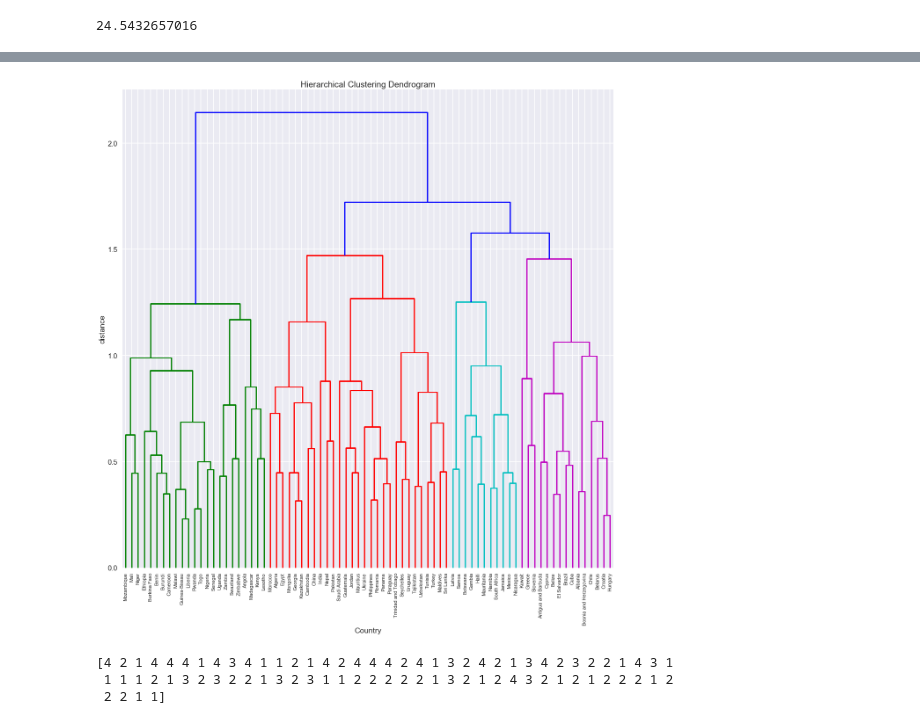
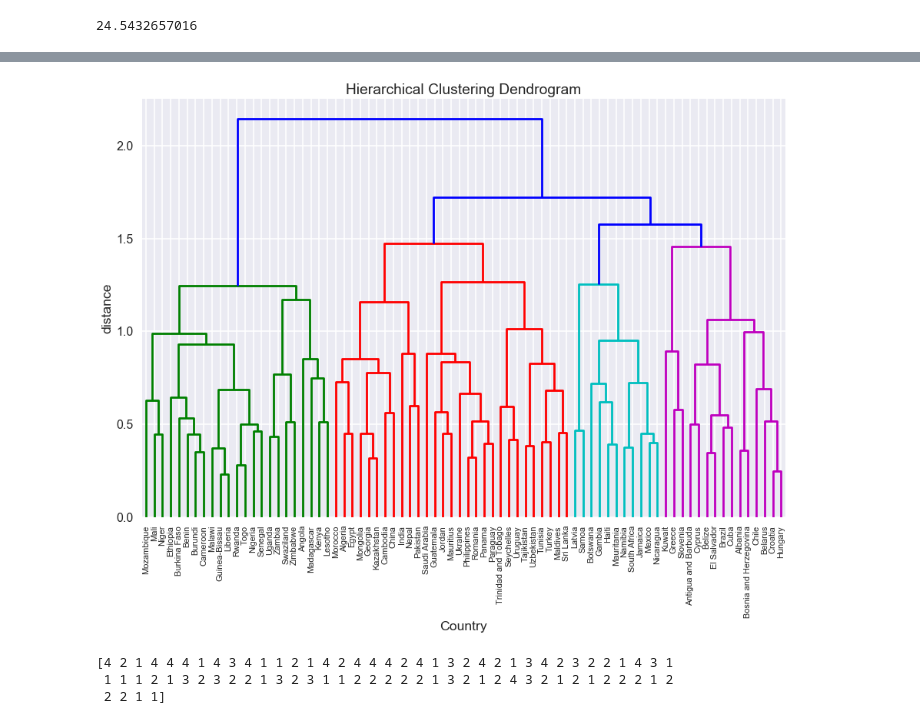
Before and after one commit to SilasNeptune/Dental-Health-in-Youth, a Jupyter notebook: Machine Learning.ipynb, the cells around one changed output, grey strips where cells are left out. Saved outputs shown, nothing was run; the diff lists cells and outputs as text; code cells hidden in the pictures.

```diff
--- a/Machine Learning.ipynb
+++ b/Machine Learning.ipynb
@@ -92,22 +144,22 @@ plt.show()
 # %%
 #Perform hierarchical clustering
 mergings = linkage(X_train_minmax, method='complete')
 
 # Plot on a Dendrogram
-plt.figure(figsize=(20,20))
+plt.figure(figsize=(15,10))
 plt.title('Hierarchical Clustering Dendrogram')
 plt.xlabel('Country')
 plt.ylabel('distance')
 dendrogram(mergings,
            labels=countries,
            leaf_rotation=90,
            leaf_font_size=11,
 )
 
 
 plt.show()
 # %% [output]
-[figure, old version]
+[figure, new version]
 # %%
 #Gather the cluster labels from hierarchical clustering
 flabels = fcluster(mergings, 1.5, criterion='distance')
```
Also changed, not shown: parts of 14 cells of this notebook.
